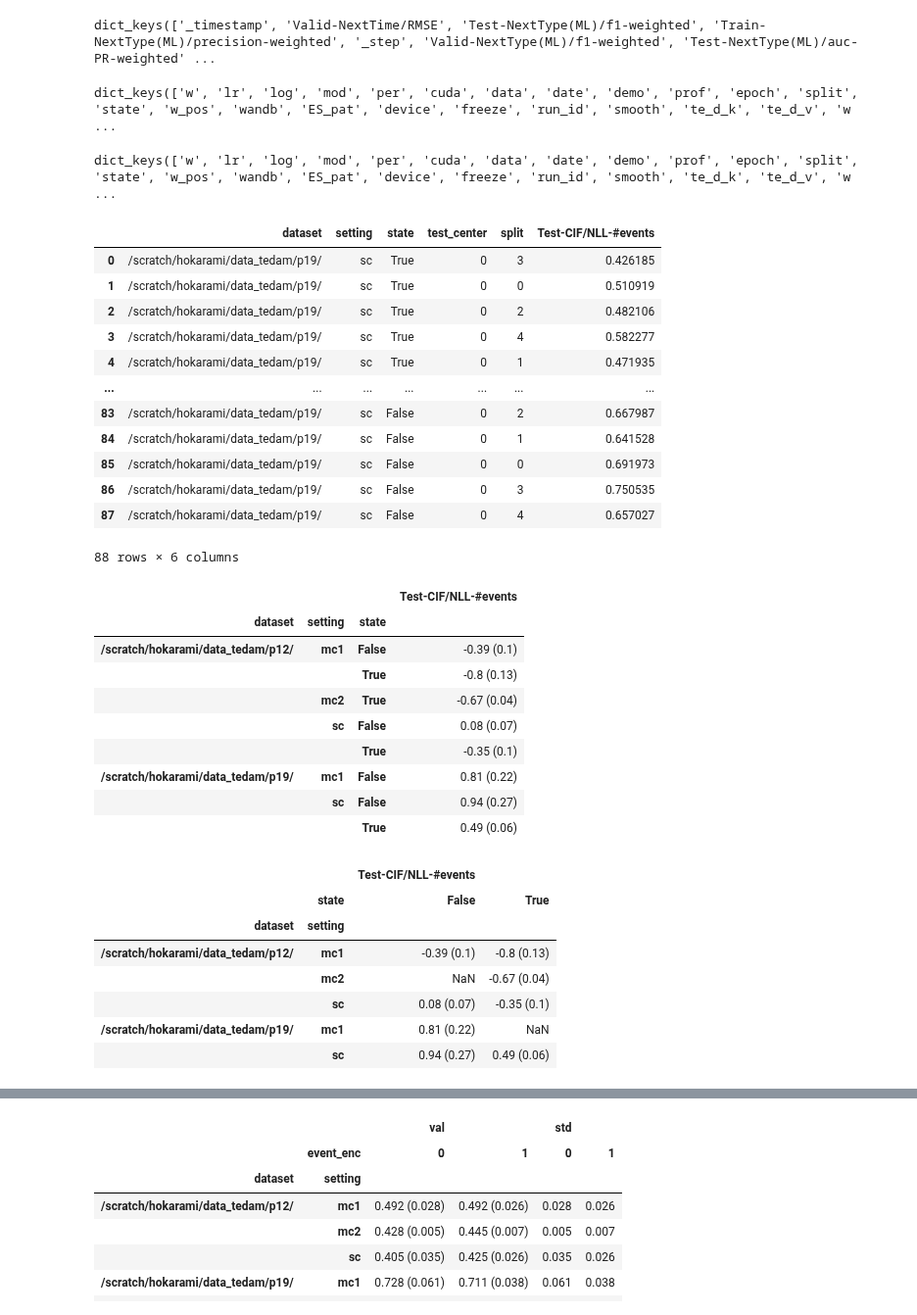
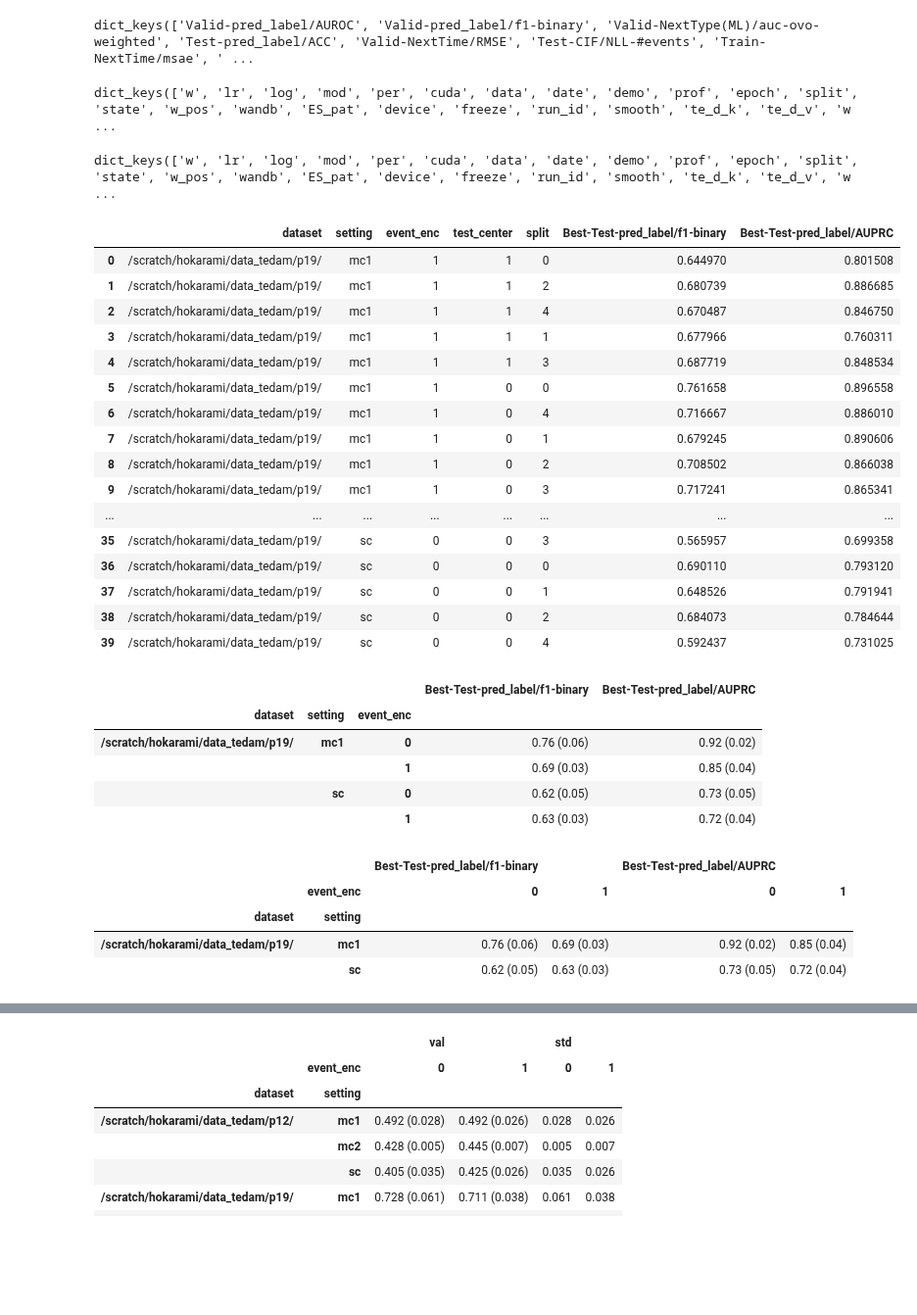
Before and after one commit to hojjatkarami/tedam2, a Jupyter notebook: jup_res.ipynb, the cells around one changed output, grey strips where cells are left out. Shown at 98% size. Cells and saved outputs as stored; diff of their text form; code cells hidden in the pictures; blank space fills up the shorter version.

```diff
--- a/jup_res.ipynb
+++ b/jup_res.ipynb
@@ -38,7 +38,7 @@ runs_df = pd.DataFrame({
 
 runs_df.to_csv("project.csv")
 # %%
-q = runs_df['name'].str.contains('\[CIF-')
+q = runs_df['name'].str.contains('\[R2-')
 runs_df = runs_df[q]
 runs_df
 # %% [output]
@@ -60,12 +64,13 @@ runs_df
 runs_df.iloc[0].summary.keys()
 runs_df.iloc[0].config.keys()
 # %% [output]
-dict_keys(['_timestamp', 'Valid-NextTime/RMSE', 'Test-NextType(ML)/f1-weighted', 'Train-NextType(ML)/precision-weighted', '_step', 'Valid-NextType(ML)/f1-weighted', 'Test-NextType(ML)/auc-PR-weighted' ...
+dict_keys(['Valid-pred_label/AUROC', 'Valid-pred_label/f1-binary', 'Valid-NextType(ML)/auc-ovo-weighted', 'Test-pred_label/ACC', 'Valid-NextTime/RMSE', 'Test-CIF/NLL-#events', 'Train-NextTime/msae', ' ...
 dict_keys(['w', 'lr', 'log', 'mod', 'per', 'cuda', 'data', 'date', 'demo', 'prof', 'epoch', 'split', 'state', 'w_pos', 'wandb', 'ES_pat', 'device', 'freeze', 'run_id', 'smooth', 'te_d_k', 'te_d_v', 'w ...
 # %%
-i_by =['dataset','setting','state']
+i_by =['dataset','setting','test_center','event_enc']
+i_agg = ['split']
 i_metric = ['Best-Test-pred_label/f1-binary','Best-Test-pred_label/AUPRC']
-i_metric = ['Test-CIF/NLL-#events']
+# i_metric = ['Test-CIF/NLL-#events']
 
 
 
@@ -74,61 +79,58 @@ runs_df.iloc[0].config.keys()
 d_name = [x for x in runs_df.name]
 
 df_config = pd.DataFrame(   [{k:v for k,v in x.items()} for x in runs_df.config]    )
 
 df_summary = pd.DataFrame(   [{k:v for k,v in x.items()} for x in runs_df.summary]    )
 
 df = pd.concat([df_config, df_summary],axis=1)
 # df.name = runs_df.name
 df = df[i_by + ['test_center','split']+i_metric]
 df
 
 
 
 
 a0 = df.groupby(i_by)[i_metric].size().rename('runs')
 
 a1 = df.groupby(i_by)[i_metric].aggregate(['mean','std']).round(3)
 
 a1 = df.groupby(i_by)[i_metric].aggregate(lambda x:str(round(x.mean(),2))  + ' (' + str(round(x.std(),2))  +')' )
 
 # a4 = df.groupby(i_by)[i_metric].apply(lambda x:x.round(3).tolist())   # x.round(3).tolist()
 a1
 
 a1.reset_index().pivot(index=i_by[:2],columns=i_by[-1])
 
 a1
 
 a1.to_csv("aaa.csv")
 # %% [output]
 dict_keys(['w', 'lr', 'log', 'mod', 'per', 'cuda', 'data', 'date', 'demo', 'prof', 'epoch', 'split', 'state', 'w_pos', 'wandb', 'ES_pat', 'device', 'freeze', 'run_id', 'smooth', 'te_d_k', 'te_d_v', 'w ...
-|  | dataset | setting | state | test_center | split | Test-CIF/NLL-#events |
-| 0 | /scratch/hokarami/data_tedam/p19/ | sc | True | 0 | 3 | 0.426185 |
-| 1 | /scratch/hokarami/data_tedam/p19/ | sc | True | 0 | 0 | 0.510919 |
-| 2 | /scratch/hokarami/data_tedam/p19/ | sc | True | 0 | 2 | 0.482106 |
-| 3 | /scratch/hokarami/data_tedam/p19/ | sc | True | 0 | 4 | 0.582277 |
-| 4 | /scratch/hokarami/data_tedam/p19/ | sc | True | 0 | 1 | 0.471935 |
-| ... | ... | ... | ... | ... | ... | ... |
-| 83 | /scratch/hokarami/data_tedam/p19/ | sc | False | 0 | 2 | 0.667987 |
-| 84 | /scratch/hokarami/data_tedam/p19/ | sc | False | 0 | 1 | 0.641528 |
-| 85 | /scratch/hokarami/data_tedam/p19/ | sc | False | 0 | 0 | 0.691973 |
-| 86 | /scratch/hokarami/data_tedam/p19/ | sc | False | 0 | 3 | 0.750535 |
-| 87 | /scratch/hokarami/data_tedam/p19/ | sc | False | 0 | 4 | 0.657027 |
+|  | dataset | setting | event_enc | test_center | split | Best-Test-pred_label/f1-binary | Best-Test-pred_label/AUPRC |
+| 0 | /scratch/hokarami/data_tedam/p19/ | mc1 | 1 | 1 | 0 | 0.644970 | 0.801508 |
+| 1 | /scratch/hokarami/data_tedam/p19/ | mc1 | 1 | 1 | 2 | 0.680739 | 0.886685 |
+| 2 | /scratch/hokarami/data_tedam/p19/ | mc1 | 1 | 1 | 4 | 0.670487 | 0.846750 |
+| 3 | /scratch/hokarami/data_tedam/p19/ | mc1 | 1 | 1 | 1 | 0.677966 | 0.760311 |
+| 4 | /scratch/hokarami/data_tedam/p19/ | mc1 | 1 | 1 | 3 | 0.687719 | 0.848534 |
+| 5 | /scratch/hokarami/data_tedam/p19/ | mc1 | 1 | 0 | 0 | 0.761658 | 0.896558 |
+| 6 | /scratch/hokarami/data_tedam/p19/ | mc1 | 1 | 0 | 4 | 0.716667 | 0.886010 |
+| 7 | /scratch/hokarami/data_tedam/p19/ | mc1 | 1 | 0 | 1 | 0.679245 | 0.890606 |
+| 8 | /scratch/hokarami/data_tedam/p19/ | mc1 | 1 | 0 | 2 | 0.708502 | 0.866038 |
+| 9 | /scratch/hokarami/data_tedam/p19/ | mc1 | 1 | 0 | 3 | 0.717241 | 0.865341 |
+| ... | ... | ... | ... | ... | ... | ... | ... |
+| 35 | /scratch/hokarami/data_tedam/p19/ | sc | 0 | 0 | 3 | 0.565957 | 0.699358 |
+| 36 | /scratch/hokarami/data_tedam/p19/ | sc | 0 | 0 | 0 | 0.690110 | 0.793120 |
+| 37 | /scratch/hokarami/data_tedam/p19/ | sc | 0 | 0 | 1 | 0.648526 | 0.791941 |
+| 38 | /scratch/hokarami/data_tedam/p19/ | sc | 0 | 0 | 2 | 0.684073 | 0.784644 |
+| 39 | /scratch/hokarami/data_tedam/p19/ | sc | 0 | 0 | 4 | 0.592437 | 0.731025 |
-88 rows × 6 columns
-|  |  |  | Test-CIF/NLL-#events |
-| dataset | setting | state |  |
-| /scratch/hokarami/data_tedam/p12/ | mc1 | False | -0.39 (0.1) |
-|  |  | True | -0.8 (0.13) |
-|  | mc2 | True | -0.67 (0.04) |
-|  | sc | False | 0.08 (0.07) |
-|  |  | True | -0.35 (0.1) |
-| /scratch/hokarami/data_tedam/p19/ | mc1 | False | 0.81 (0.22) |
-|  | sc | False | 0.94 (0.27) |
-|  |  | True | 0.49 (0.06) |
+|  |  |  | Best-Test-pred_label/f1-binary | Best-Test-pred_label/AUPRC |
+| dataset | setting | event_enc |  |  |
+| /scratch/hokarami/data_tedam/p19/ | mc1 | 0 | 0.76 (0.06) | 0.92 (0.02) |
+|  |  | 1 | 0.69 (0.03) | 0.85 (0.04) |
+|  | sc | 0 | 0.62 (0.05) | 0.73 (0.05) |
+|  |  | 1 | 0.63 (0.03) | 0.72 (0.04) |
-|  |  | Test-CIF/NLL-#events |  |
-|  | state | False | True |
-| dataset | setting |  |  |
-| /scratch/hokarami/data_tedam/p12/ | mc1 | -0.39 (0.1) | -0.8 (0.13) |
-|  | mc2 | NaN | -0.67 (0.04) |
-|  | sc | 0.08 (0.07) | -0.35 (0.1) |
-| /scratch/hokarami/data_tedam/p19/ | mc1 | 0.81 (0.22) | NaN |
-|  | sc | 0.94 (0.27) | 0.49 (0.06) |
+|  |  | Best-Test-pred_label/f1-binary |  | Best-Test-pred_label/AUPRC |  |
+|  | event_enc | 0 | 1 | 0 | 1 |
+| dataset | setting |  |  |  |  |
+| /scratch/hokarami/data_tedam/p19/ | mc1 | 0.76 (0.06) | 0.69 (0.03) | 0.92 (0.02) | 0.85 (0.04) |
+|  | sc | 0.62 (0.05) | 0.63 (0.03) | 0.73 (0.05) | 0.72 (0.04) |
```
Also changed, not shown: parts of 2 cells of this notebook, 3 other files.
